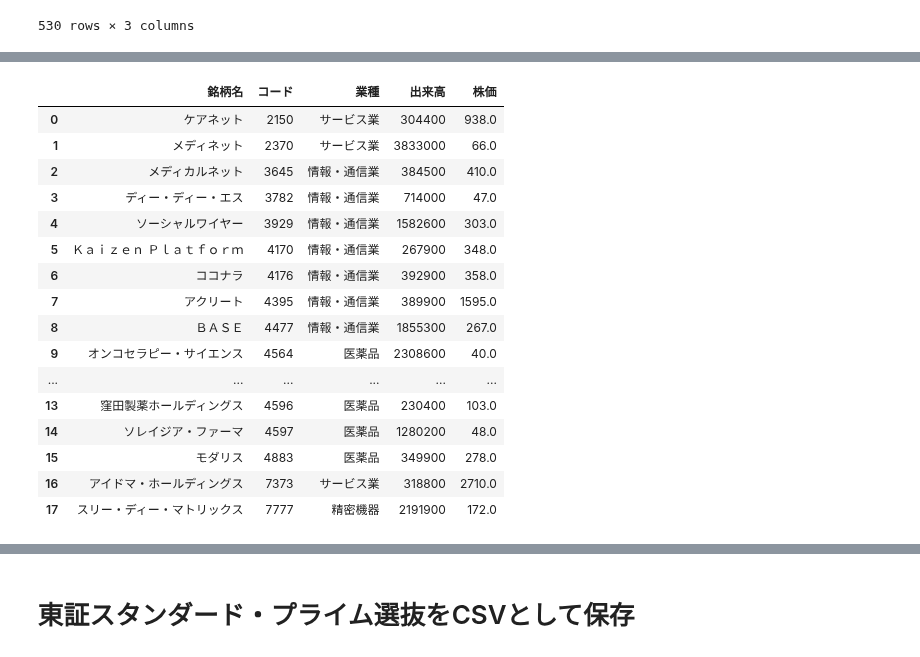
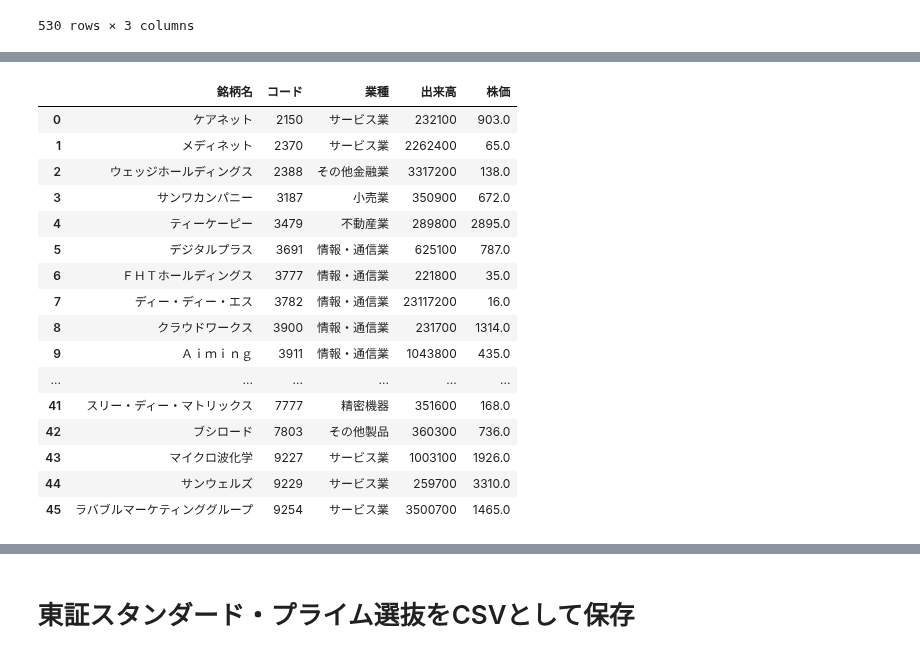
Before and after one commit to hirokimituya/stock-price-analysis, a Jupyter notebook: technical_analysis/銘柄選定関数_csv保存.ipynb, the cells around one changed output, grey strips where cells are left out. Saved outputs shown, nothing was run; the diff lists cells and outputs as text; code cells hidden in the pictures.

```diff
--- a/technical_analysis/銘柄選定関数_csv保存.ipynb
+++ b/technical_analysis/銘柄選定関数_csv保存.ipynb
@@ -693,25 +671,25 @@ save_df_as_csv(filtered_perfect_order_week_day_tse_grows, '5_東証G_UPO')
 # %%
 # 株価情報が下降トレンドのパーフェクトオーダー（週足）かどうかの判断
-filtered_reverse_perfect_order_week_tse_grows = filtered_ticker(filtered_tse_grows, perfect_order={'mas': [5, 20, 60], 'period_type': 'W', 'reverse': True})
+filtered_reverse_perfect_order_week_tse_grows = filtered_ticker(filtered_tse_grows, perfect_order={'mas': [5, 20], 'period_type': 'W', 'reverse': True})
 filtered_reverse_perfect_order_week_tse_grows
 # %% [output]
 |  | 銘柄名 | コード | 業種 | 出来高 | 株価 |
-| 0 | ケアネット | 2150 | サービス業 | 304400 | 938.0 |
-| 1 | メディネット | 2370 | サービス業 | 3833000 | 66.0 |
-| 2 | メディカルネット | 3645 | 情報・通信業 | 384500 | 410.0 |
-| 3 | ディー・ディー・エス | 3782 | 情報・通信業 | 714000 | 47.0 |
-| 4 | ソーシャルワイヤー | 3929 | 情報・通信業 | 1582600 | 303.0 |
-| 5 | Ｋａｉｚｅｎ Ｐｌａｔｆｏｒｍ | 4170 | 情報・通信業 | 267900 | 348.0 |
-| 6 | ココナラ | 4176 | 情報・通信業 | 392900 | 358.0 |
-| 7 | アクリート | 4395 | 情報・通信業 | 389900 | 1595.0 |
-| 8 | ＢＡＳＥ | 4477 | 情報・通信業 | 1855300 | 267.0 |
-| 9 | オンコセラピー・サイエンス | 4564 | 医薬品 | 2308600 | 40.0 |
+| 0 | ケアネット | 2150 | サービス業 | 232100 | 903.0 |
+| 1 | メディネット | 2370 | サービス業 | 2262400 | 65.0 |
+| 2 | ウェッジホールディングス | 2388 | その他金融業 | 3317200 | 138.0 |
+| 3 | サンワカンパニー | 3187 | 小売業 | 350900 | 672.0 |
+| 4 | ティーケーピー | 3479 | 不動産業 | 289800 | 2895.0 |
+| 5 | デジタルプラス | 3691 | 情報・通信業 | 625100 | 787.0 |
+| 6 | ＦＨＴホールディングス | 3777 | 情報・通信業 | 221800 | 35.0 |
+| 7 | ディー・ディー・エス | 3782 | 情報・通信業 | 23117200 | 16.0 |
+| 8 | クラウドワークス | 3900 | 情報・通信業 | 231700 | 1314.0 |
+| 9 | Ａｉｍｉｎｇ | 3911 | 情報・通信業 | 1043800 | 435.0 |
 | ... | ... | ... | ... | ... | ... |
-| 13 | 窪田製薬ホールディングス | 4596 | 医薬品 | 230400 | 103.0 |
-| 14 | ソレイジア・ファーマ | 4597 | 医薬品 | 1280200 | 48.0 |
-| 15 | モダリス | 4883 | 医薬品 | 349900 | 278.0 |
-| 16 | アイドマ・ホールディングス | 7373 | サービス業 | 318800 | 2710.0 |
-| 17 | スリー・ディー・マトリックス | 7777 | 精密機器 | 2191900 | 172.0 |
+| 41 | スリー・ディー・マトリックス | 7777 | 精密機器 | 351600 | 168.0 |
+| 42 | ブシロード | 7803 | その他製品 | 360300 | 736.0 |
+| 43 | マイクロ波化学 | 9227 | サービス業 | 1003100 | 1926.0 |
+| 44 | サンウェルズ | 9229 | サービス業 | 259700 | 3310.0 |
+| 45 | ラバブルマーケティンググループ | 9254 | サービス業 | 3500700 | 1465.0 |
 # %%
 # 株価情報が下降トレンドのパーフェクトオーダー（日足）かどうかの判断
 filtered_reverse_perfect_order_week_day_tse_grows = filtered_ticker(filtered_reverse_perfect_order_week_tse_grows,  perfect_order={'mas': [5, 20, 60], 'reverse': True})
```
Also changed, not shown: parts of 24 cells of this notebook.
